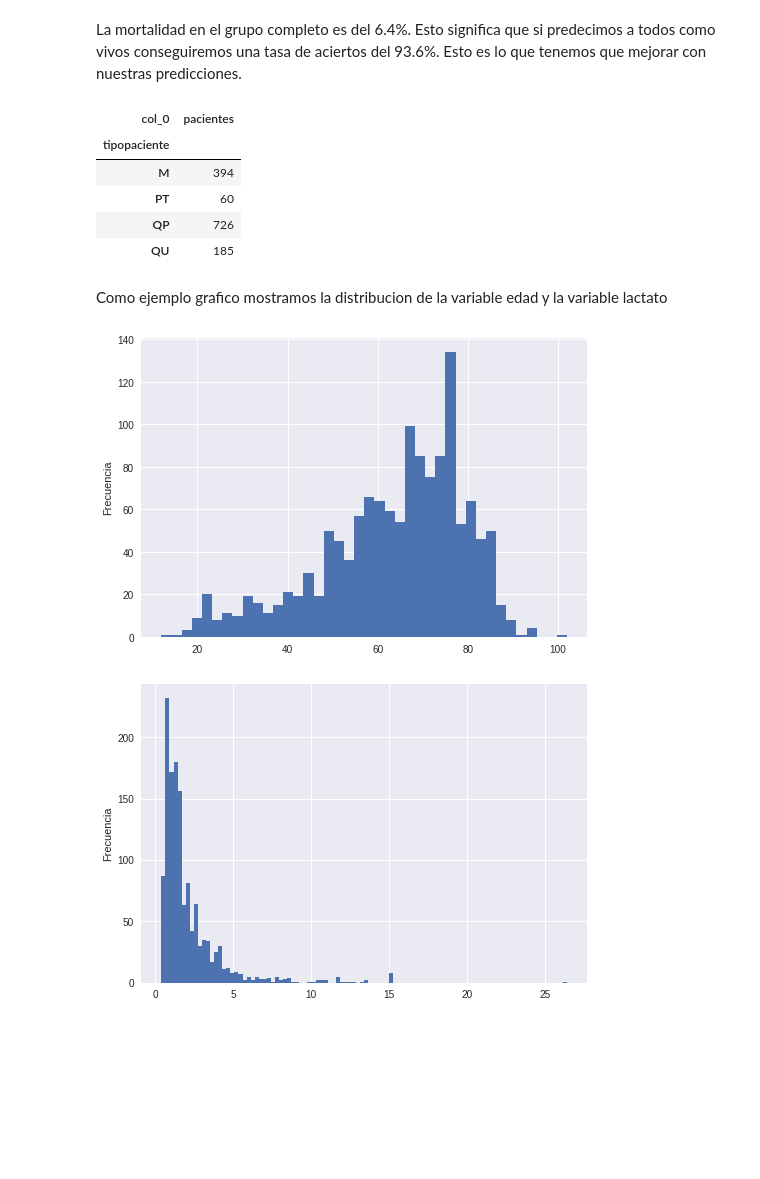
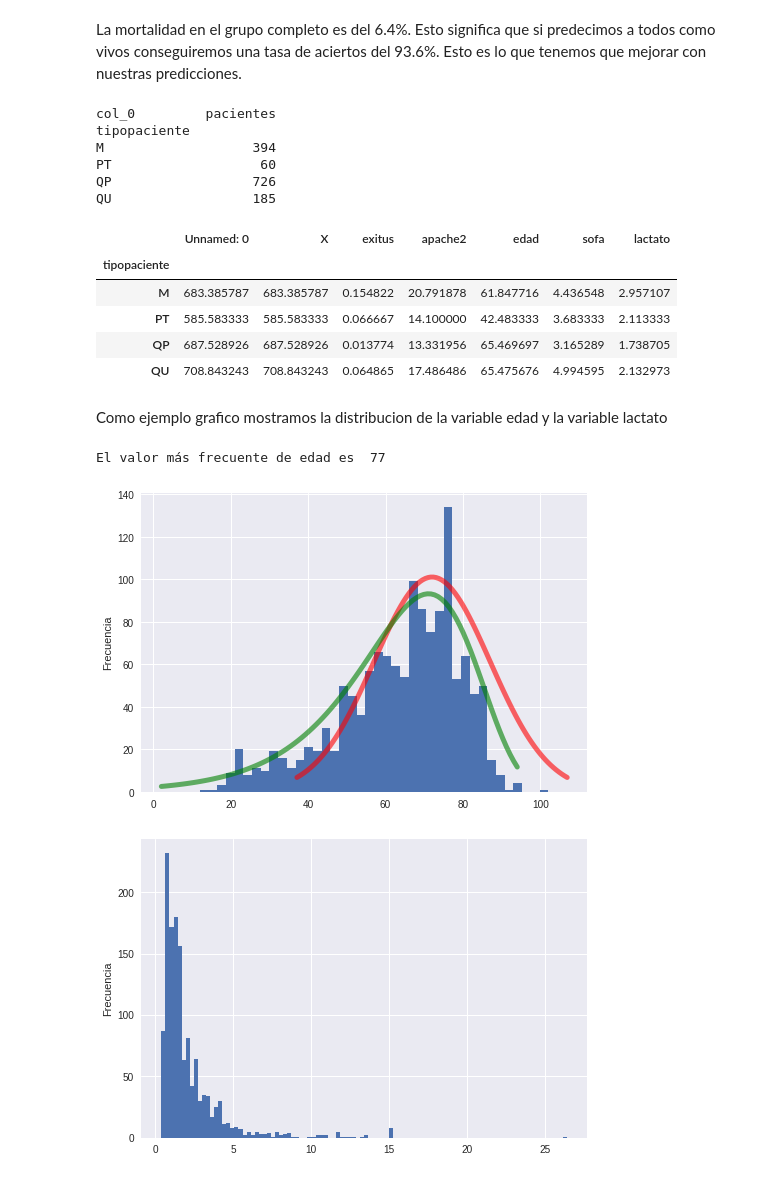
Before and after one commit to anunezr/revision_medicina_intensiva, a Jupyter notebook: estadistica_basica.ipynb, the cells around one changed output. Drawn from its saved outputs; the diff is of its cells as text; code cells hidden in the pictures; blank space fills up the shorter version.

```diff
--- a/estadistica_basica.ipynb
+++ b/estadistica_basica.ipynb
@@ -49,25 +49,49 @@ Mortalidad en el grupo:  6.373626373626373 %
 # %% [markdown]
 La mortalidad en el grupo completo es del 6.4%. Esto significa que si predecimos a todos como vivos conseguiremos una tasa de aciertos del 93.6%. Esto es lo que tenemos que mejorar con nuestras predicciones.
 # %%
-pd.crosstab(index=df["tipopaciente"],columns="pacientes")     # medico, politrauma,quirurg programado y quirurg urgente
+print(pd.crosstab(index=df["tipopaciente"],columns="pacientes"))     # medico, politrauma,quirurg programado y quirurg urgente
+
+#La mortalidad es diferente segun los grupos
+df.groupby('tipopaciente').mean()
 # %% [output]
+col_0         pacientes
+tipopaciente
+M                   394
+PT                   60
+QP                  726
+QU                  185
-| col_0 | pacientes |
-| tipopaciente |  |
-| M | 394 |
-| PT | 60 |
-| QP | 726 |
-| QU | 185 |
+|  | Unnamed: 0 | X | exitus | apache2 | edad | sofa | lactato |
+| tipopaciente |  |  |  |  |  |  |  |
+| M | 683.385787 | 683.385787 | 0.154822 | 20.791878 | 61.847716 | 4.436548 | 2.957107 |
+| PT | 585.583333 | 585.583333 | 0.066667 | 14.100000 | 42.483333 | 3.683333 | 2.113333 |
+| QP | 687.528926 | 687.528926 | 0.013774 | 13.331956 | 65.469697 | 3.165289 | 1.738705 |
+| QU | 708.843243 | 708.843243 | 0.064865 | 17.486486 | 65.475676 | 4.994595 | 2.132973 |
 # %% [markdown]
 Como ejemplo grafico mostramos la distribucion de la variable edad y la variable lactato
-# %%
-import matplotlib.pyplot as plt
-import numpy as np
-import pandas as pd
-plt.hist(df["edad"], bins=40)
-plt.ylabel('Frecuencia')
-plt.show()
-# %% [output]
-[figure, removed]
+# %%
+import matplotlib.pyplot as plt
+import numpy as np
+import pandas as pd
+plt.hist(df["edad"], bins=40)
+plt.ylabel('Frecuencia')
+
+
+#Dibujamos una distribucion normal y una de gumbel para comparar con el histograma
+from scipy.stats import norm
+from scipy.stats import gumbel_r
+#fig, ax = plt.subplots(1, 1)
+x = np.linspace(norm.ppf(0.01,loc=72,scale=15),norm.ppf(0.99,loc=72,scale=15), 100)
+plt.plot(x,np.flip(3800*norm.pdf(x,loc=72,scale=15),0),'r-', lw=5, alpha=0.6)
+
+x = np.linspace(gumbel_r.ppf(0.01,loc=25,scale=15),gumbel_r.ppf(0.99,loc=25,scale=15), 100)
+plt.plot(x,np.flip(3800*gumbel_r.pdf(x,loc=25,scale=15),0),'r-', lw=5, alpha=0.6,c='green')
+
+print('El valor más frecuente de edad es ',df['edad'].mode().values[0])
+
+plt.show()
+# %% [output]
+El valor más frecuente de edad es  77
+[figure, added]
 # %%
 plt.hist(df["lactato"],bins=100)
 plt.ylabel('Frecuencia')
```
Also changed, not shown: parts of 3 cells of this notebook.
